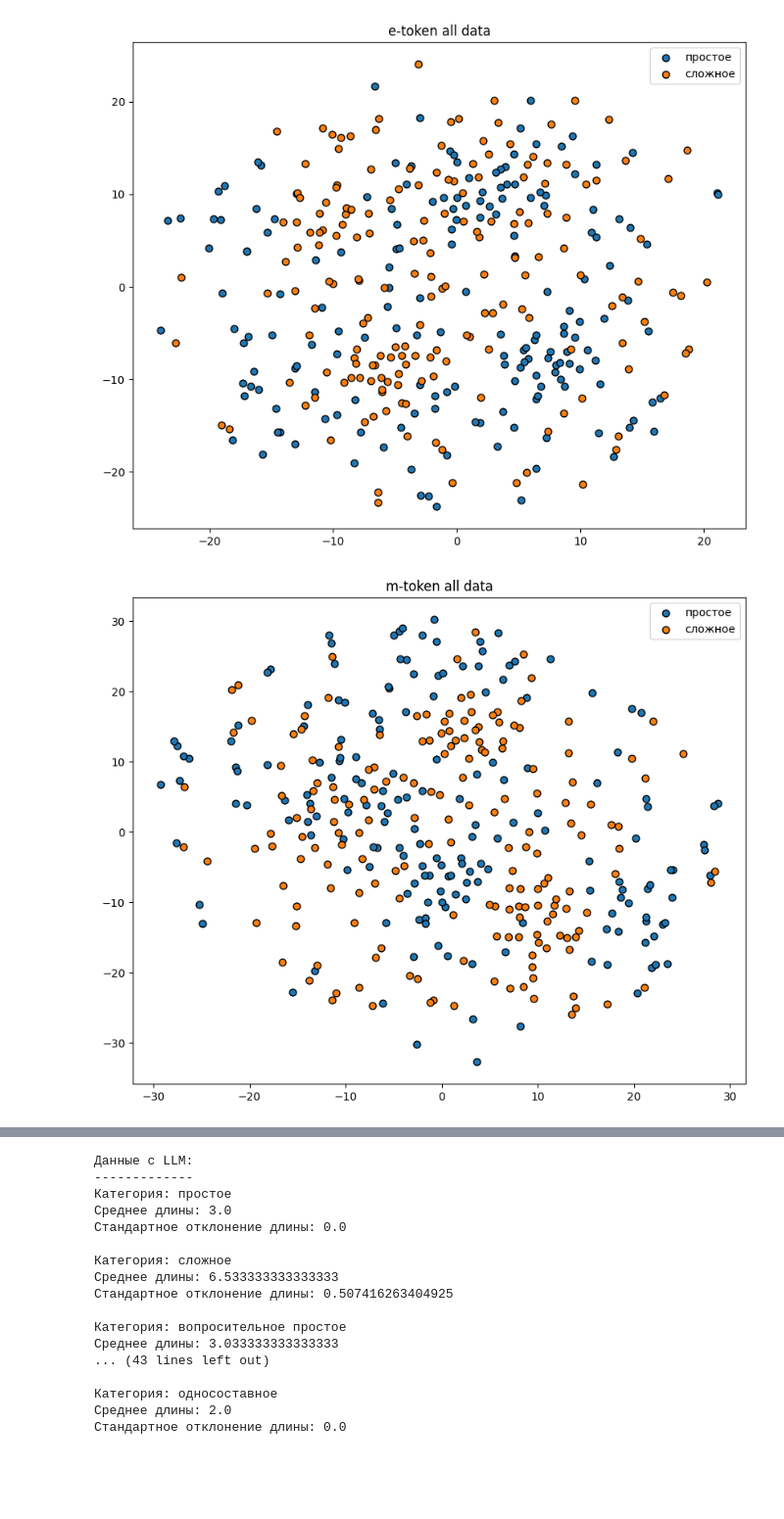
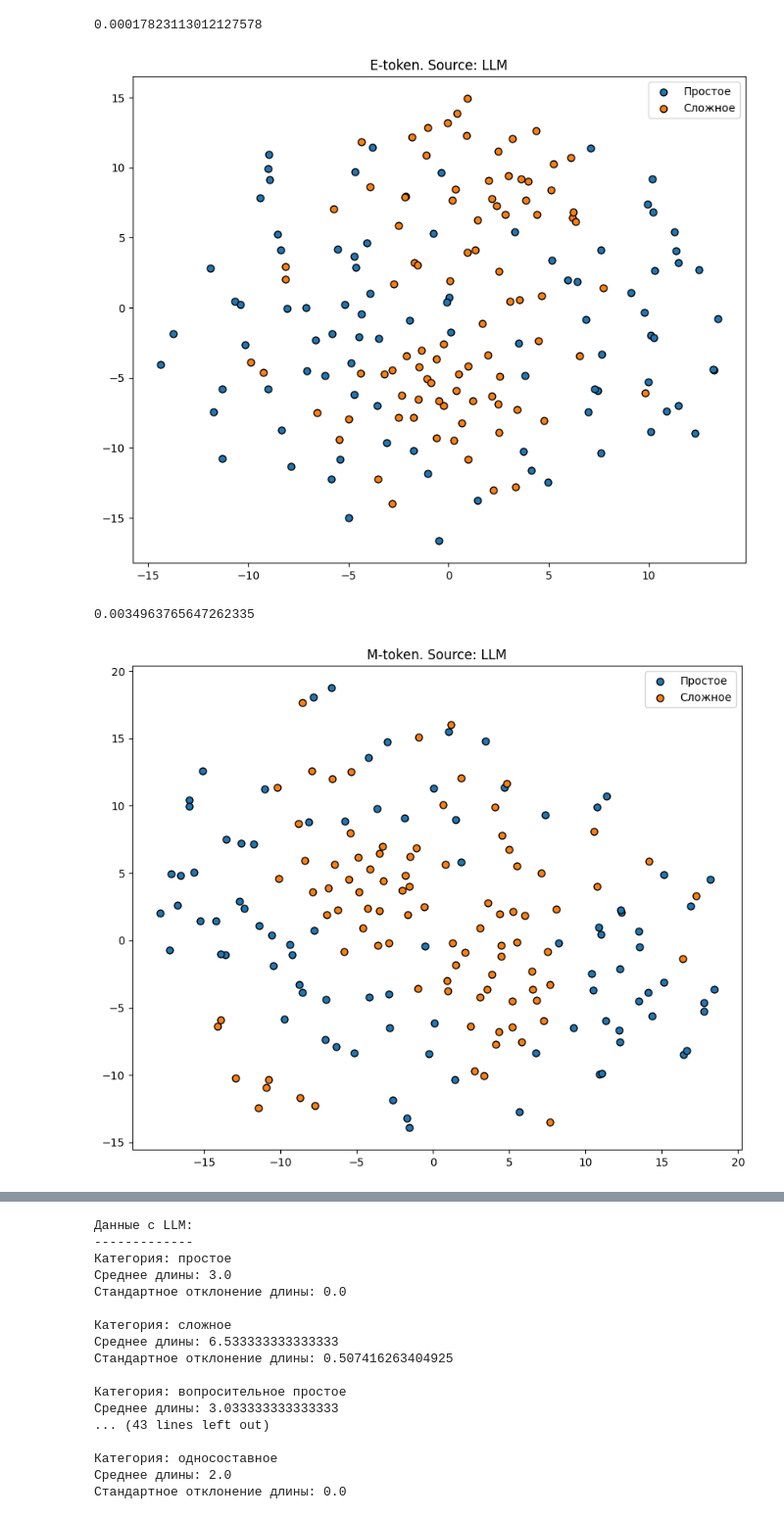
Before and after one commit to PalkinEgor/diploma, a Jupyter notebook: notebooks/e_m_syntax_analyze.ipynb, the cells around one changed output, grey strips where cells are left out. Shown at 98% size. Cells and saved outputs as stored; diff of their text form; code cells hidden in the pictures; blank space fills up the shorter version.

Commit message:
refactor syntax analize notebook

```diff
--- a/notebooks/e_m_syntax_analyze.ipynb
+++ b/notebooks/e_m_syntax_analyze.ipynb
@@ -7,6 +8,6 @@ from sklearn.manifold import TSNE
 import matplotlib.pyplot as plt
 # %%
-with open('syntax.json', 'r', encoding='utf-8') as f:
+with open('D:\\diploma\\data\\syntax.json', 'r', encoding='utf-8') as f:
     data = json.load(f)
 # %%
 llm_data = []
@@ -16,3 +17,8 @@ for item in data:
         llm_data.append(item)
     if item['source'] == 'cfg':
         cfg_data.append(item)
+# %%
+categories = set()
+for i in llm_data:
+    categories.add(i['category'])
+print(categories)
@@ -68,8 +85,28 @@ visualize_vectors(cfg_data, 'm-token cfg', False)
-# %%
-visualize_vectors(data, 'e-token all data', True)
-# %% [output]
-[figure, removed]
-# %%
-visualize_vectors(data, 'm-token all data', False)
-# %% [output]
-[figure, removed]
+# %%
+# Изображаем все варианты
+data_sources = [llm_data, cfg_data, data]
+mappings = [simple_complex_mapping, type_mapping, translate_mapping]
+e_token_status = [True, False]
+
+for src in data_sources:
+    for mapping in mappings:
+        for status in e_token_status:
+            title = ""
+            if status:
+                title += "E-token. "
+            else:
+                title += "M-token. "
+
+            if src is llm_data:
+                title += "Source: LLM"
+            elif src is cfg_data:
+                title += "Source: CFG"
+            else:
+                title += "Source: LLM + CFG"
+
+            visualize_vectors(src, mapping, title, status)
+# %% [output]
+0.00017823113012127578
+[figure, added]
+0.0034963765647262335
+[figure, added]
```
Also changed, not shown: parts of 9 cells of this notebook, 1 other file.
